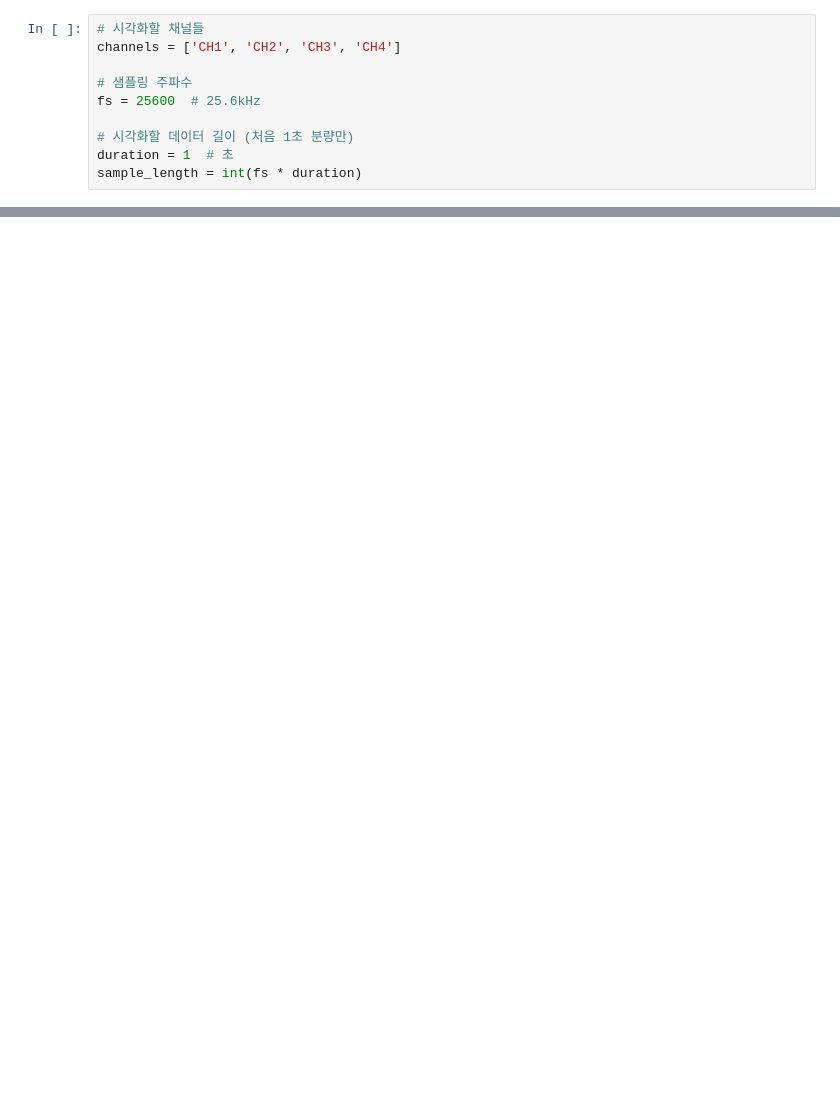
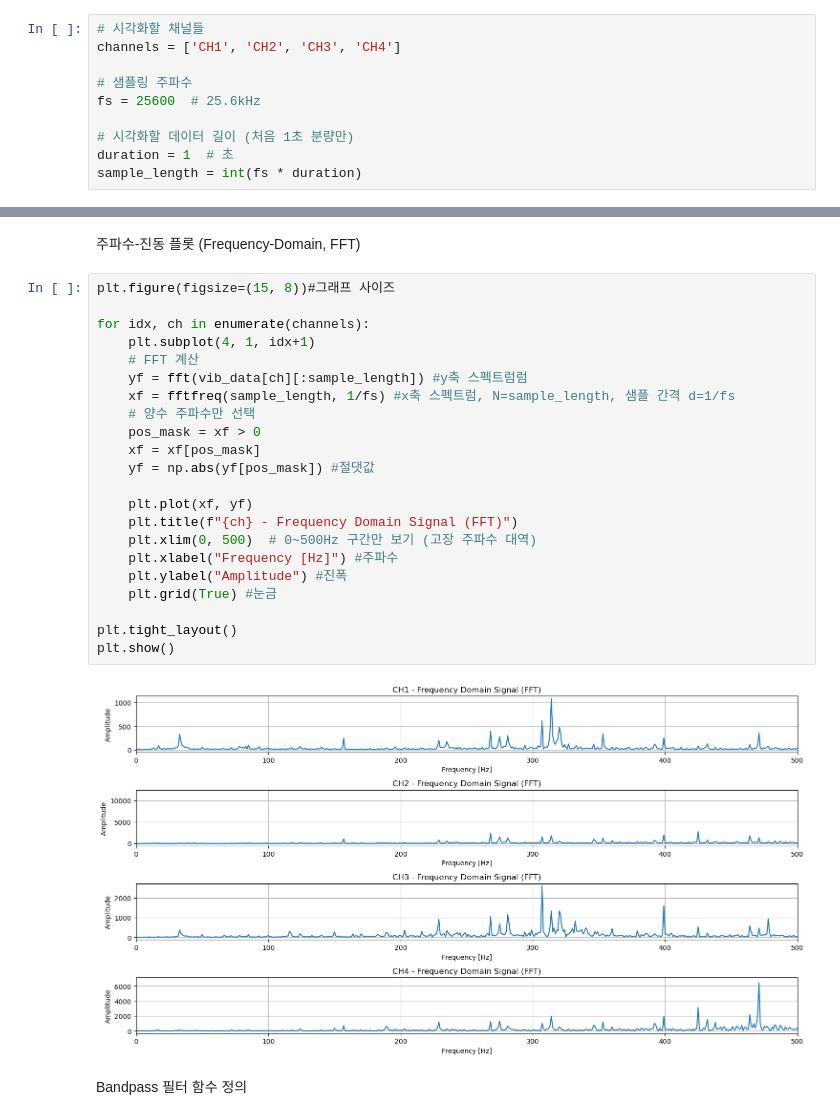
Before and after one commit to ppvid/DataAnalysis, a Jupyter notebook: 배어링.ipynb, the cells around one changed output, grey strips where cells are left out. Drawn from its saved outputs; the diff is of its cells as text; blank space fills up the shorter version.

```diff
--- a/배어링.ipynb
+++ b/배어링.ipynb
@@ -101,3 +99,31 @@ plt.tight_layout()
 plt.show()
 # %% [output]
 [figure]
+# %% [markdown]
+주파수-진동 플롯 (Frequency-Domain, FFT)
+# %%
+plt.figure(figsize=(15, 8))#그래프 사이즈
+
+for idx, ch in enumerate(channels):
+    plt.subplot(4, 1, idx+1)
+    # FFT 계산
+    yf = fft(vib_data[ch][:sample_length]) #y축 스펙트럼럼
+    xf = fftfreq(sample_length, 1/fs) #x축 스펙트럼, N=sample_length, 샘플 간격 d=1/fs
+    # 양수 주파수만 선택
+    pos_mask = xf > 0
+    xf = xf[pos_mask]
+    yf = np.abs(yf[pos_mask]) #절댓값
+
+    plt.plot(xf, yf)
+    plt.title(f"{ch} - Frequency Domain Signal (FFT)")
+    plt.xlim(0, 500)  # 0~500Hz 구간만 보기 (고장 주파수 대역)
+    plt.xlabel("Frequency [Hz]") #주파수
+    plt.ylabel("Amplitude") #진폭
+    plt.grid(True) #눈금
+
+plt.tight_layout()
+plt.show()
+# %% [output]
+[figure, added]
+# %% [markdown]
+Bandpass 필터 함수 정의
```
Also changed, not shown: parts of 15 cells of this notebook.
